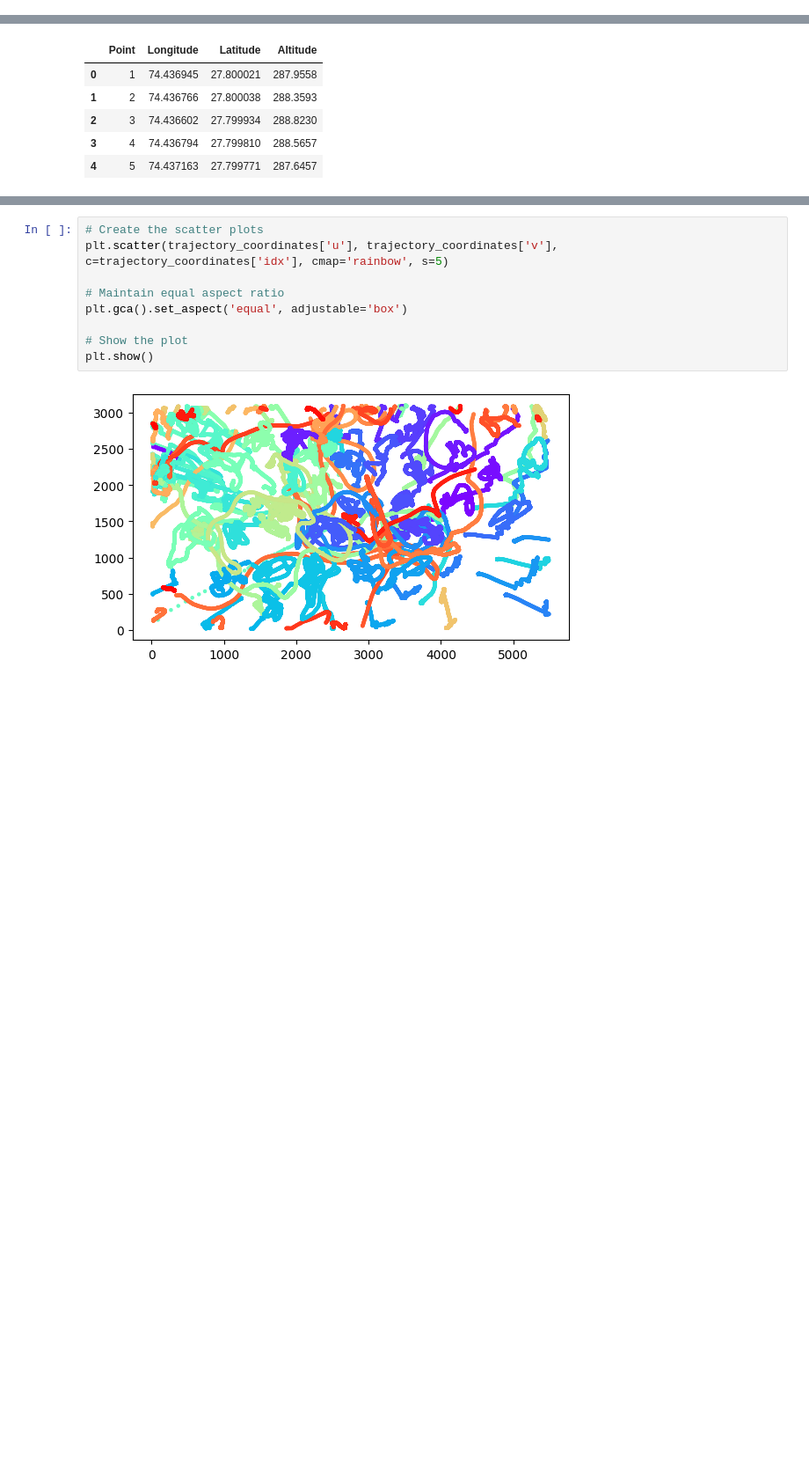
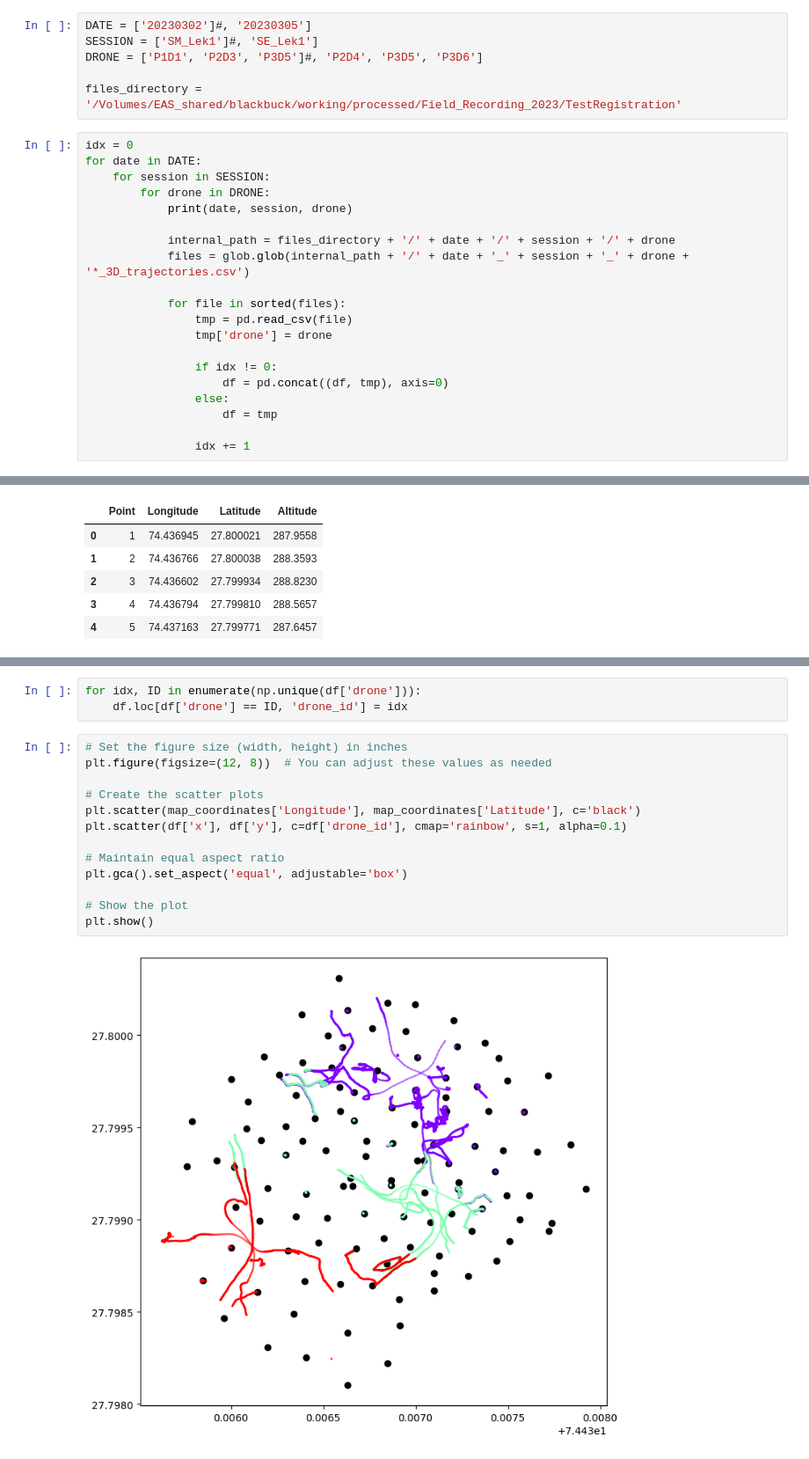
Before and after one commit to projectmela/SpatialRegistration, a Jupyter notebook: 16_VisualiseGeoreferencedTrajectories.ipynb, the cells around one changed output, grey strips where cells are left out. Shown at 88% size. Cells and saved outputs as stored; diff of their text form; blank space fills up the shorter version.

Commit message:
registration pipeline complete with visualisation

```diff
--- a/16_VisualiseGeoreferencedTrajectories.ipynb
+++ b/16_VisualiseGeoreferencedTrajectories.ipynb
@@ -9,0 +8,26 @@ from sklearn.preprocessing import StandardScaler
+# %%
+DATE = ['20230302']#, '20230305']
+SESSION = ['SM_Lek1']#, 'SE_Lek1']
+DRONE = ['P1D1', 'P2D3', 'P3D5']#, 'P2D4', 'P3D5', 'P3D6']
+
+files_directory = '/Volumes/EAS_shared/blackbuck/working/processed/Field_Recording_2023/TestRegistration'
+# %%
+idx = 0
+for date in DATE:
+    for session in SESSION:
+        for drone in DRONE:
+            print(date, session, drone)
+
+            internal_path = files_directory + '/' + date + '/' + session + '/' + drone
+            files = glob.glob(internal_path + '/' + date + '_' + session + '_' + drone + '*_3D_trajectories.csv')
+
+            for file in sorted(files):
+                tmp = pd.read_csv(file)
+                tmp['drone'] = drone
+
+                if idx != 0:
+                    df = pd.concat((df, tmp), axis=0)
+                else:
+                    df = tmp
+
+                idx += 1
@@ -187,11 +53,18 @@ df_transformed_results = pd.concat(transformed_results)
+# %%
+for idx, ID in enumerate(np.unique(df['drone'])):
+    df.loc[df['drone'] == ID, 'drone_id'] = idx
 # %%
+# Set the figure size (width, height) in inches
+plt.figure(figsize=(12, 8))  # You can adjust these values as needed
+
 # Create the scatter plots
-plt.scatter(trajectory_coordinates['u'], trajectory_coordinates['v'], c=trajectory_coordinates['idx'], cmap='rainbow', s=5)
+plt.scatter(map_coordinates['Longitude'], map_coordinates['Latitude'], c='black')
+plt.scatter(df['x'], df['y'], c=df['drone_id'], cmap='rainbow', s=1, alpha=0.1)
 
 # Maintain equal aspect ratio
 plt.gca().set_aspect('equal', adjustable='box')
 
 # Show the plot
 plt.show()
 # %% [output]
-[figure, old version]
+[figure, new version]
```
Also changed, not shown: parts of 16 cells of this notebook, 1 other file.
